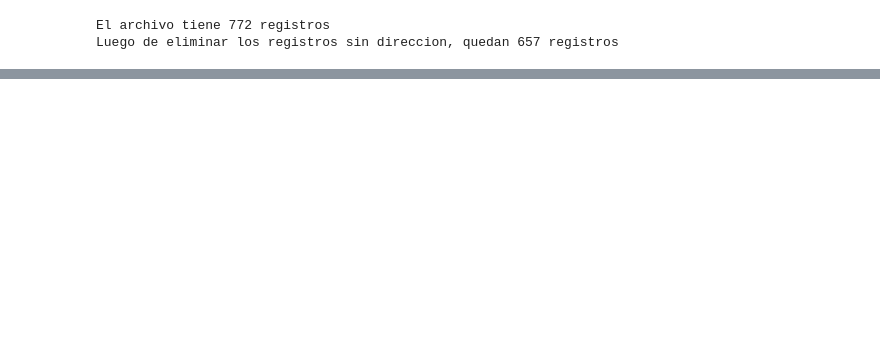
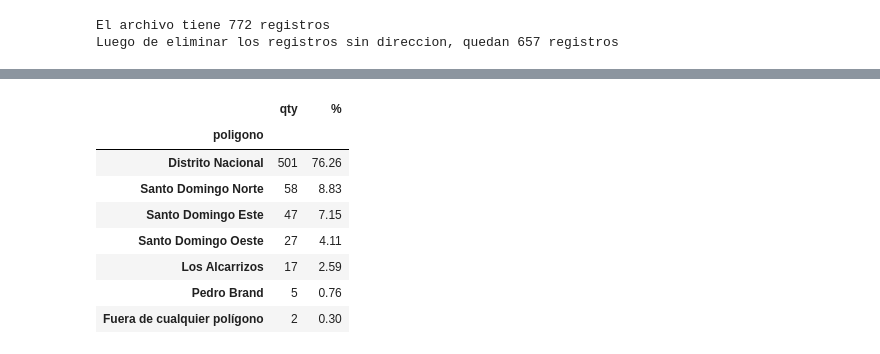
Before and after one commit to srosariofr/IBSJ-Geolocalizacion, a Jupyter notebook: geolocation2.ipynb, the cells around one changed output, grey strips where cells are left out. Cells and saved outputs as stored; diff of their text form; code cells hidden in the pictures; blank space fills up the shorter version.

```diff
--- a/geolocation2.ipynb
+++ b/geolocation2.ipynb
@@ -31,7 +32,7 @@ Luego de eliminar los registros sin direccion, quedan 657 registros
 # %%
 
 # Configurar la API de Google Maps
-API_KEY = ""  # Reemplaza con tu clave de Google Maps
+API_KEY = constants.API_KEY
 gmaps = googlemaps.Client(key=API_KEY)
 
 # Función para obtener coordenadas y datos extra
@@ -225,0 +239,16 @@ mapa
+# %%
+gdf_group = gdf[['poligono', 'id']].groupby('poligono').agg({'id':'count'})
+gdf_group['%'] = (gdf[['poligono', 'id']].groupby('poligono').agg({'id':'count'}) /
+gdf['id'].count() * 100).round(2)
+gdf_group = gdf_group.rename(columns={'id':'qty'})
+gdf_group.sort_values(by=['qty'], ascending=False)
+# %% [output]
+|  | qty | % |
+| poligono |  |  |
+| Distrito Nacional | 501 | 76.26 |
+| Santo Domingo Norte | 58 | 8.83 |
+| Santo Domingo Este | 47 | 7.15 |
+| Santo Domingo Oeste | 27 | 4.11 |
+| Los Alcarrizos | 17 | 2.59 |
+| Pedro Brand | 5 | 0.76 |
+| Fuera de cualquier polígono | 2 | 0.30 |
```
Also changed, not shown: parts of 2 cells of this notebook, 2 other files.
